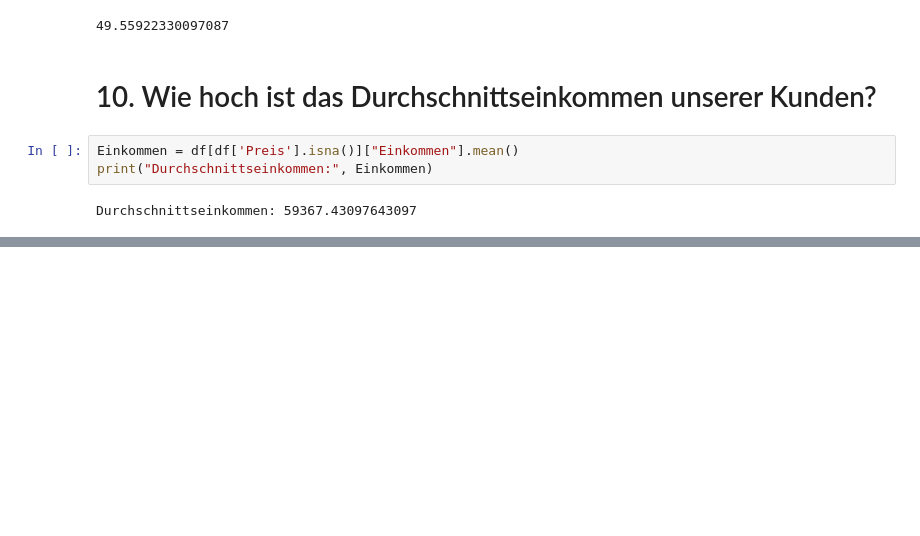
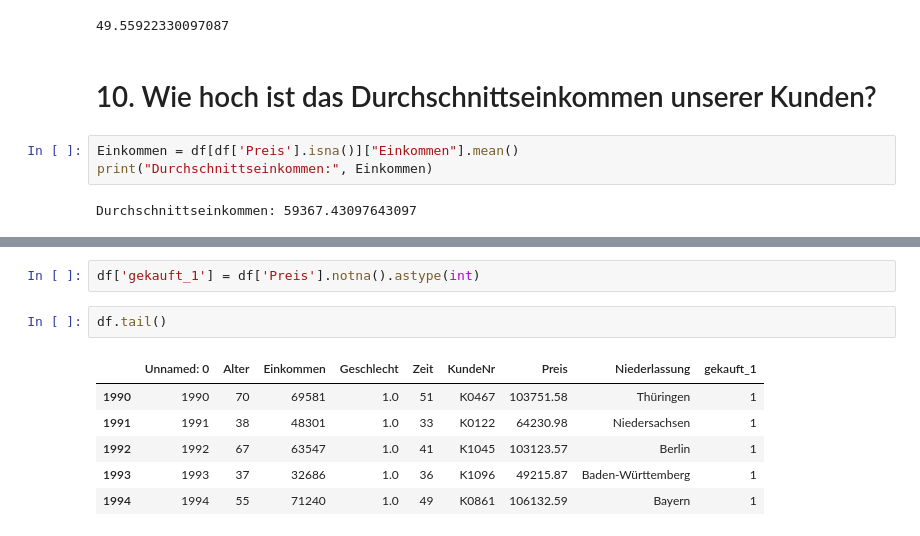
Before and after one commit to GoekanGoerer/final_projectWS23_Group4, a Jupyter notebook: Aufgabe 1 - 10 +18 Final.ipynb, the cells around one changed output, grey strips where cells are left out. Drawn from its saved outputs; the diff is of its cells as text; blank space fills up the shorter version.

```diff
--- a/Aufgabe 1 - 10 Final.ipynb
+++ b/Aufgabe 1 - 10 +18 Final.ipynb
@@ -284,0 +287,11 @@ Durchschnittseinkommen: 59367.43097643097
+# %%
+df['gekauft_1'] = df['Preis'].notna().astype(int)
+# %%
+df.tail()
+# %% [output]
+|  | Unnamed: 0 | Alter | Einkommen | Geschlecht | Zeit | KundeNr | Preis | Niederlassung | gekauft_1 |
+| 1990 | 1990 | 70 | 69581 | 1.0 | 51 | K0467 | 103751.58 | Thüringen | 1 |
+| 1991 | 1991 | 38 | 48301 | 1.0 | 33 | K0122 | 64230.98 | Niedersachsen | 1 |
+| 1992 | 1992 | 67 | 63547 | 1.0 | 41 | K1045 | 103123.57 | Berlin | 1 |
+| 1993 | 1993 | 37 | 32686 | 1.0 | 36 | K1096 | 49215.87 | Baden-Württemberg | 1 |
+| 1994 | 1994 | 55 | 71240 | 1.0 | 49 | K0861 | 106132.59 | Bayern | 1 |
```
Also changed, not shown: parts of 6 cells of this notebook.
